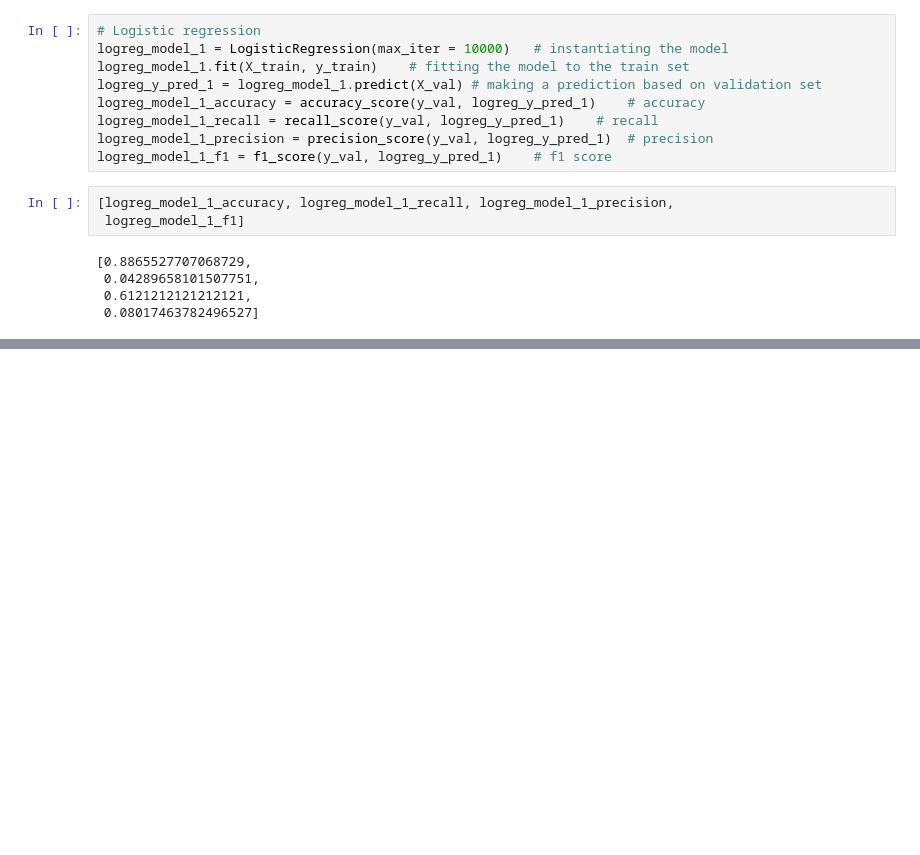
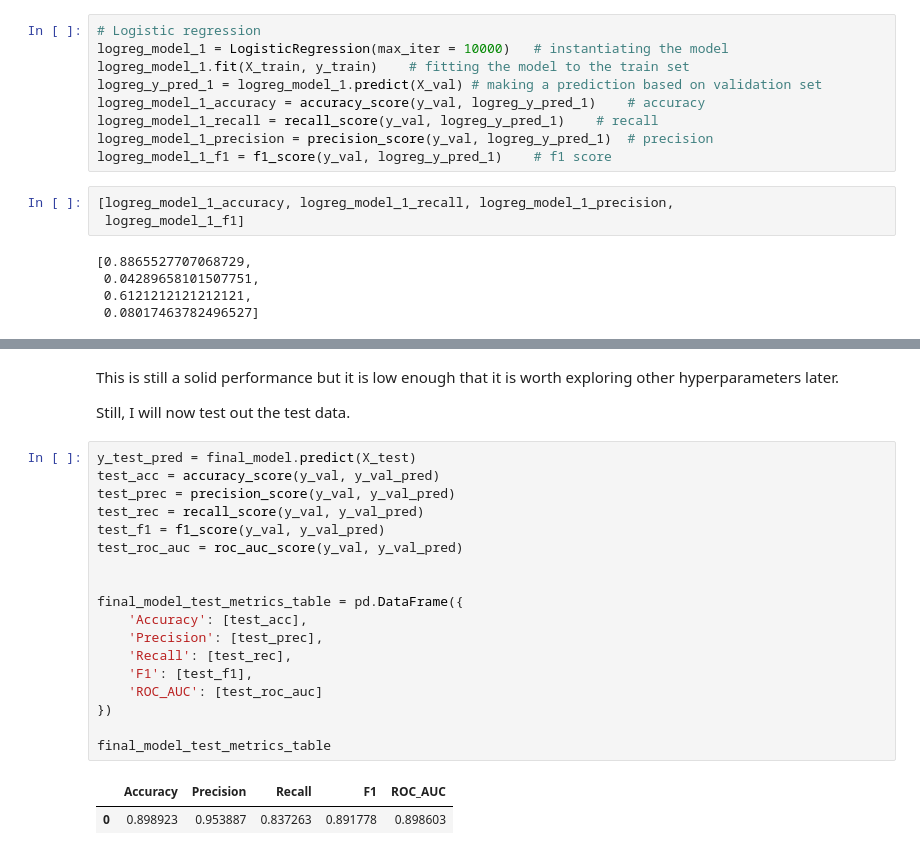
Before and after one commit to the-ethical-ai/Loan_default, a Jupyter notebook: loan_default_notebook.ipynb, the cells around one changed output, grey strips where cells are left out. Cells and saved outputs as stored; diff of their text form; blank space fills up the shorter version.

```diff
--- a/loan_default_notebook.ipynb
+++ b/loan_default_notebook.ipynb
@@ -365,0 +530,25 @@ model is nowhere near powerful enough.
+# %% [markdown]
+This is still a solid performance but it is low enough that it is worth exploring other hyperparameters later.
+
+Still, I will now test out the test data.
+# %%
+y_test_pred = final_model.predict(X_test)
+test_acc = accuracy_score(y_val, y_val_pred)
+test_prec = precision_score(y_val, y_val_pred)
+test_rec = recall_score(y_val, y_val_pred)
+test_f1 = f1_score(y_val, y_val_pred)
+test_roc_auc = roc_auc_score(y_val, y_val_pred)
+
+
+final_model_test_metrics_table = pd.DataFrame({
+    'Accuracy': [test_acc],
+    'Precision': [test_prec],
+    'Recall': [test_rec],
+    'F1': [test_f1],
+    'ROC_AUC': [test_roc_auc]
+})
+
+final_model_test_metrics_table
+# %% [output]
+|  | Accuracy | Precision | Recall | F1 | ROC_AUC |
+| 0 | 0.898923 | 0.953887 | 0.837263 | 0.891778 | 0.898603 |
```
Also changed, not shown: parts of 17 cells of this notebook.
